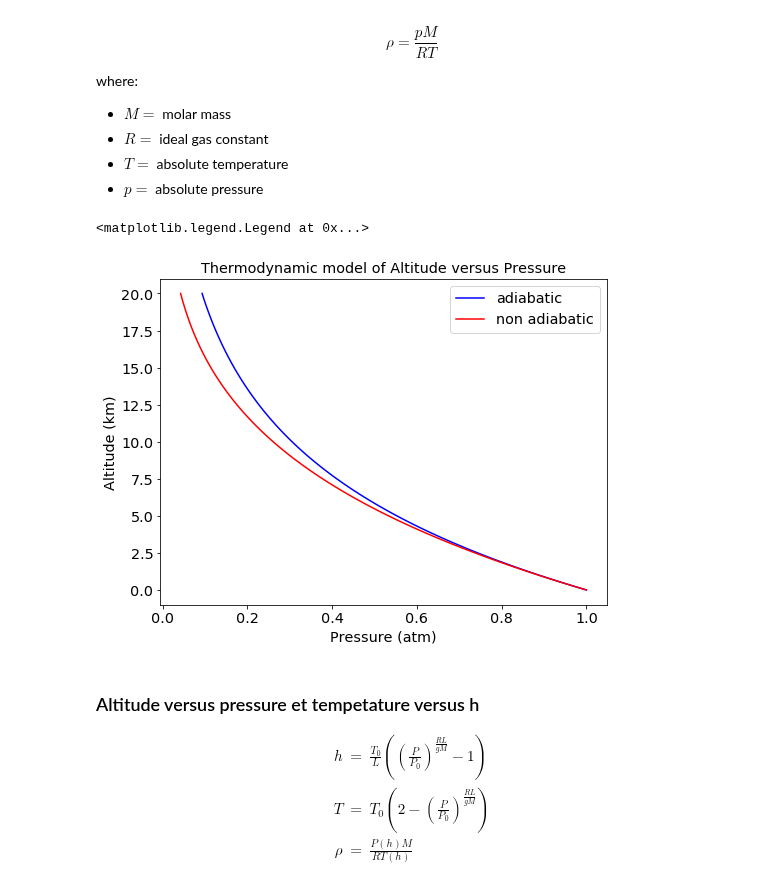
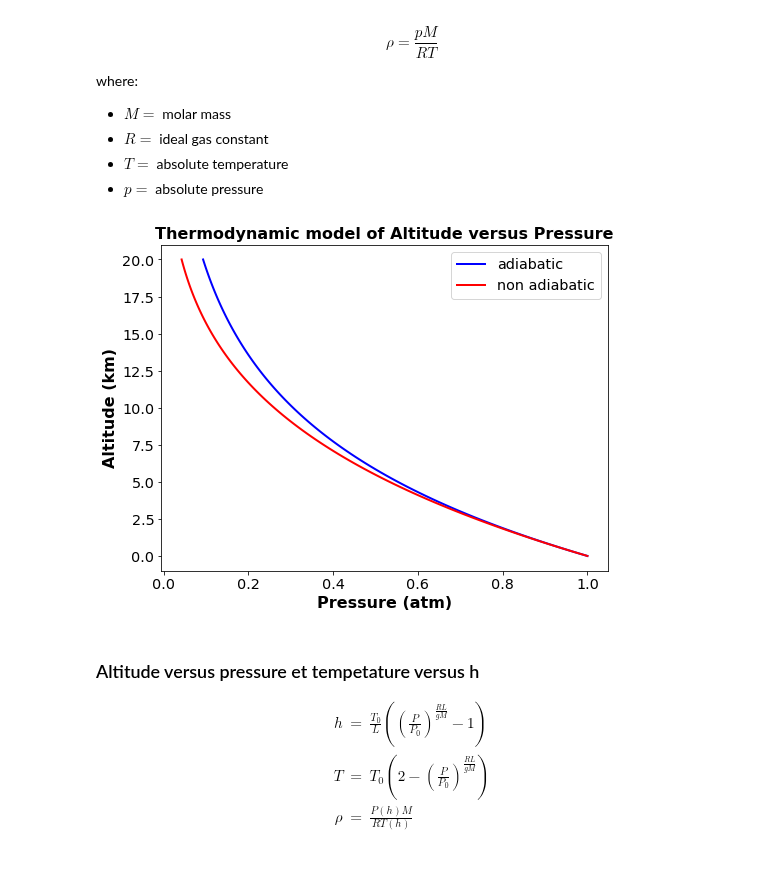
Before and after one commit to sylvielsstfr/PC5AtmStudies, a Jupyter notebook: OHP_Studies/AirScattering.ipynb, the cells around one changed output. Saved outputs shown, nothing was run; the diff lists cells and outputs as text; code cells hidden in the pictures.

```diff
--- a/OHP_Studies/AirScattering.ipynb
+++ b/OHP_Studies/AirScattering.ipynb
@@ -30,6 +30,8 @@ params = {'legend.fontsize': 'x-large',
          'xtick.labelsize':'x-large',
          'ytick.labelsize':'x-large'}
 plt.rcParams.update(params)
+# %%
+PlotFigFlag=True
 # %% [markdown]
 # Initialisation
 # %% [markdown]
@@ -116,15 +118,16 @@ alt=np.linspace(0,20,100)*u.km
 pres_adiab=Pressure_adiab(alt)
 pres=Pressure(alt)
 # %%
-plt.plot(pres_adiab/P0,alt,'b-',label='adiabatic')
-plt.plot(pres/P0,alt,'r-',label='non adiabatic')
-plt.title('Thermodynamic model of Altitude versus Pressure')
-plt.xlabel('Pressure (atm)')
-plt.ylabel('Altitude (km)')
+plt.plot(pres_adiab/P0,alt,'b-',lw=2,label='adiabatic')
+plt.plot(pres/P0,alt,'r-',lw=2,label='non adiabatic')
+plt.title('Thermodynamic model of Altitude versus Pressure',fontweight="bold",fontsize=16)
+plt.xlabel('Pressure (atm)',fontweight="bold",fontsize=16)
+plt.ylabel('Altitude (km)',fontweight="bold",fontsize=16)
 plt.legend()
+if PlotFigFlag:
+    plt.savefig('altvspressure.png')
 # %% [output]
-<matplotlib.legend.Legend at 0x...>
-[figure, old version]
+[figure, new version]
 # %% [markdown]
 ### Altitude versus pressure et tempetature versus h
 
```
Also changed, not shown: parts of 5 cells of this notebook.
